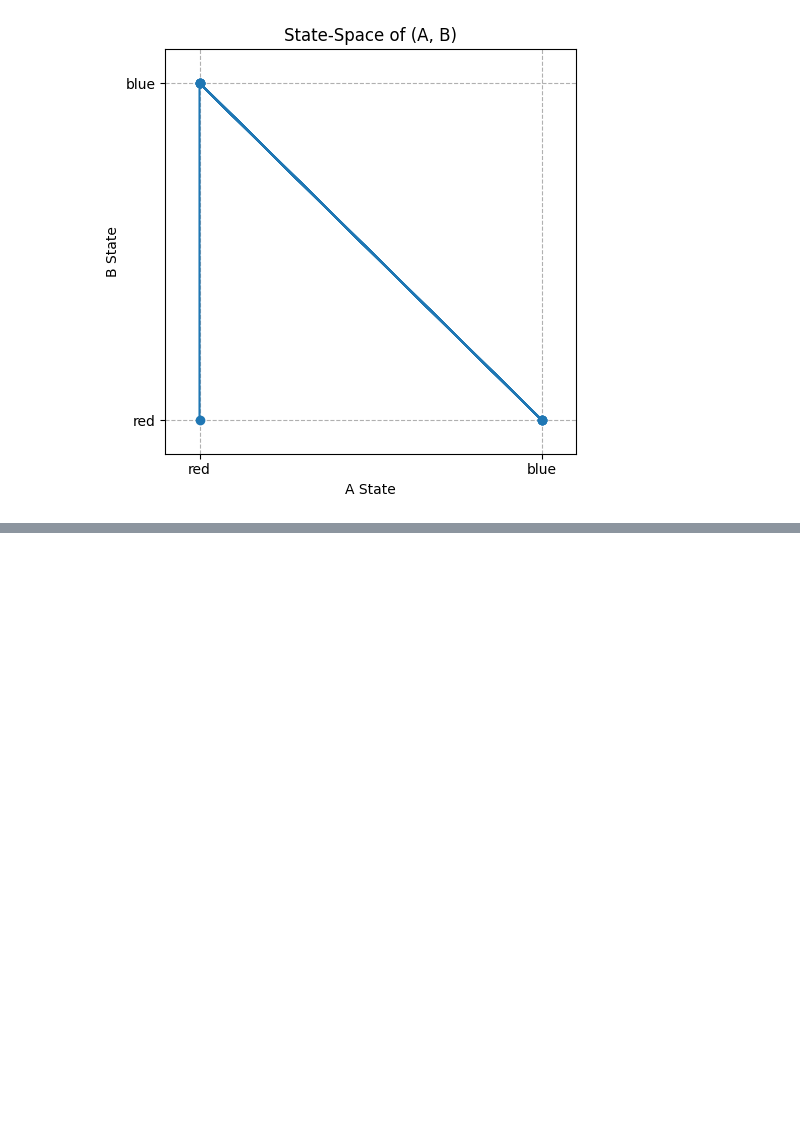
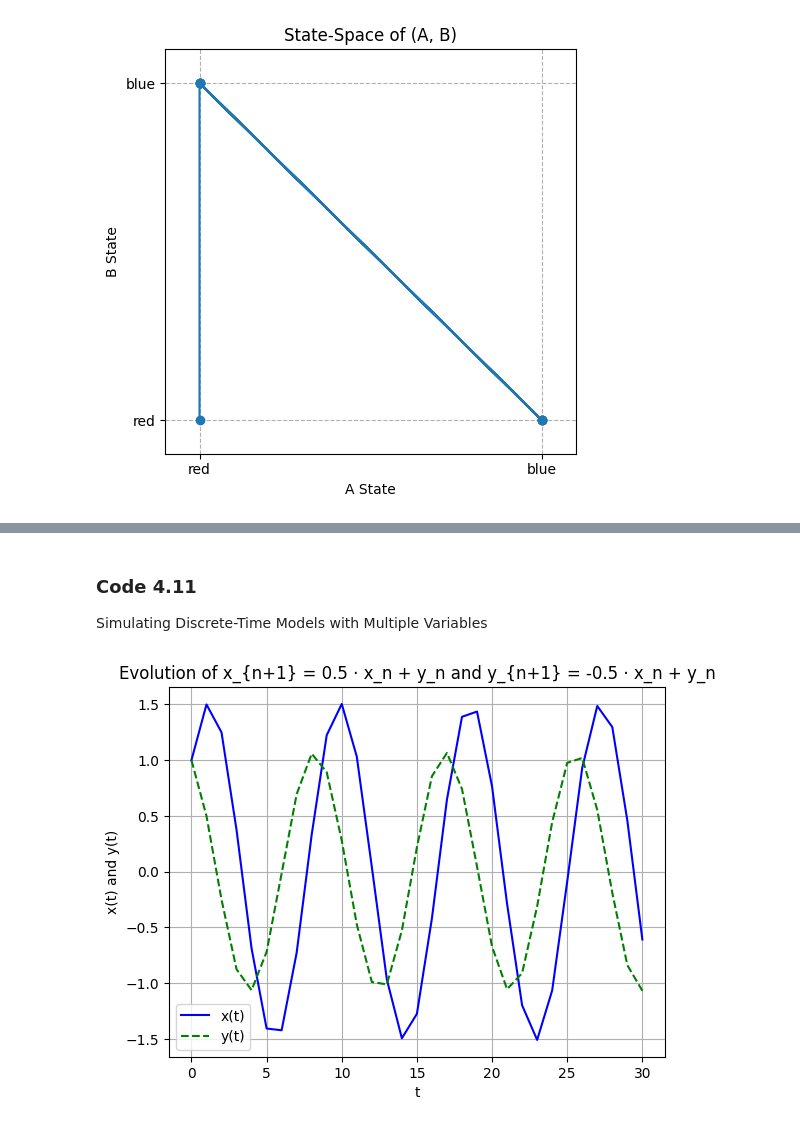
Before and after one commit to SearchingAlpha/mathematical-modelling-and-computer-science, a Jupyter notebook: 4_Discrete-time_models_I_Modeling/page.ipynb, the cells around one changed output, grey strips where cells are left out. Cells and saved outputs as stored; diff of their text form; code cells hidden in the pictures; blank space fills up the shorter version.

```diff
--- a/4_Discrete-time_models_I_Modeling/page.ipynb
+++ b/4_Discrete-time_models_I_Modeling/page.ipynb
@@ -65,0 +183,36 @@ plt.show()
+# %% [markdown]
+### Code 4.11
+Simulating Discrete-Time Models with Multiple Variables
+# %%
+def initialize():
+    global x, y, xresult, yresult
+
+    x = 1.
+    y = 1.
+    xresult = [x]
+    yresult = [y]
+def observe():
+    global x, y, xresult, yresult
+
+    xresult.append(x)
+    yresult.append(y)
+def update():
+    global x, y, xresult, yresult
+    xnext = 0.5 * x + y
+    ynext = -0.5 * x + y
+    x, y = xnext, ynext
+
+initialize()
+for t in range(30):
+    update()
+    observe()
+
+plot(xresult, 'b')
+plot(yresult, 'g--')
+xlabel("t")
+ylabel("x(t) and y(t)")
+title("Evolution of x_{n+1} = 0.5 · x_n + y_n and y_{n+1} = -0.5 · x_n + y_n")
+legend(['x(t)', 'y(t)'])
+grid(True)
+# %% [output]
+[figure, added]
```
Also changed, not shown: parts of 16 cells of this notebook, 2 other files.
